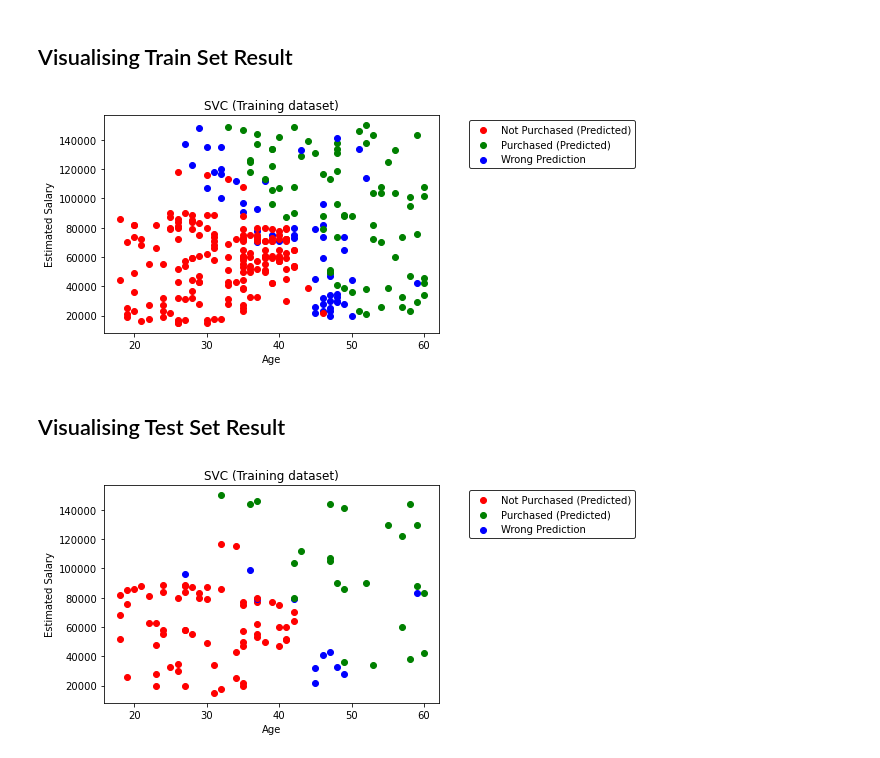
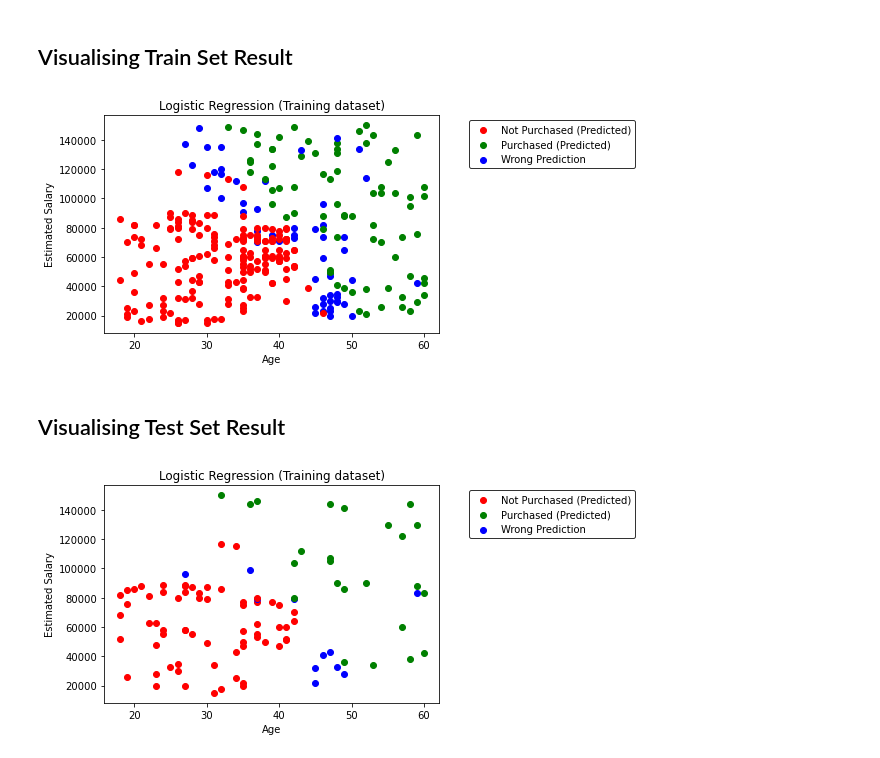
Before and after one commit to sanjay-rb/Machine-learning, a Jupyter notebook: notebook/10 . Logistic Regression.ipynb, the cells around one changed output. Drawn from its saved outputs; the diff is of its cells as text; code cells hidden in the pictures.

Commit message:
Updated title of graph

```diff
--- a/notebook/10 . Logistic Regression.ipynb
+++ b/notebook/10 . Logistic Regression.ipynb
@@ -212,28 +212,28 @@ Estimated Salary       0.89      0.75      0.81        32
 # %%
 for i in zip(x_sc.inverse_transform(X_train), y_train):
     X = i[0]
     y = i[1]
     y_pred = logistic_regression_calssifier.predict(x_sc.transform([X]))
     if y == y_pred[0]:
         plt.scatter(
             x=X[0],
             y=X[1],
             color=('red', 'green')[y_pred[0]],
             label=('Not Purchased (Predicted)', 'Purchased (Predicted)')[y_pred[0]]
         )
     else:
         plt.scatter(x=X[0],y=X[1], color='blue', label="Wrong Prediction")
-plt.title("SVC (Training dataset)")
+plt.title("Logistic Regression (Training dataset)")
 plt.xlabel("Age")
 plt.ylabel("Estimated Salary")
 
 handles, labels = plt.gca().get_legend_handles_labels()
 label_dict = dict(zip(labels, handles))
 by_label = {key:label_dict[key] for key in sorted(label_dict)}
 plt.legend(by_label.values(), by_label.keys(), loc='upper right', edgecolor="black", bbox_to_anchor=(1.6, 1))
 plt.show()
 # %% [output]
-[figure, old version]
+[figure, new version]
 # %% [markdown]
 ## Visualising Test Set Result
 # %%
@@ -250,7 +250,7 @@ for i in zip(x_sc.inverse_transform(X_test), y_test):
         )
     else:
         plt.scatter(x=X[0],y=X[1], color='blue', label="Wrong Prediction")
-plt.title("SVC (Training dataset)")
+plt.title("Logistic Regression (Training dataset)")
 plt.xlabel("Age")
 plt.ylabel("Estimated Salary")
 
@@ -260,4 +260,4 @@ by_label = {key:label_dict[key] for key in sorted(label_dict)}
 plt.legend(by_label.values(), by_label.keys(), loc='upper right', edgecolor="black", bbox_to_anchor=(1.6, 1))
 plt.show()
 # %% [output]
-[figure, old version]
+[figure, new version]
```
